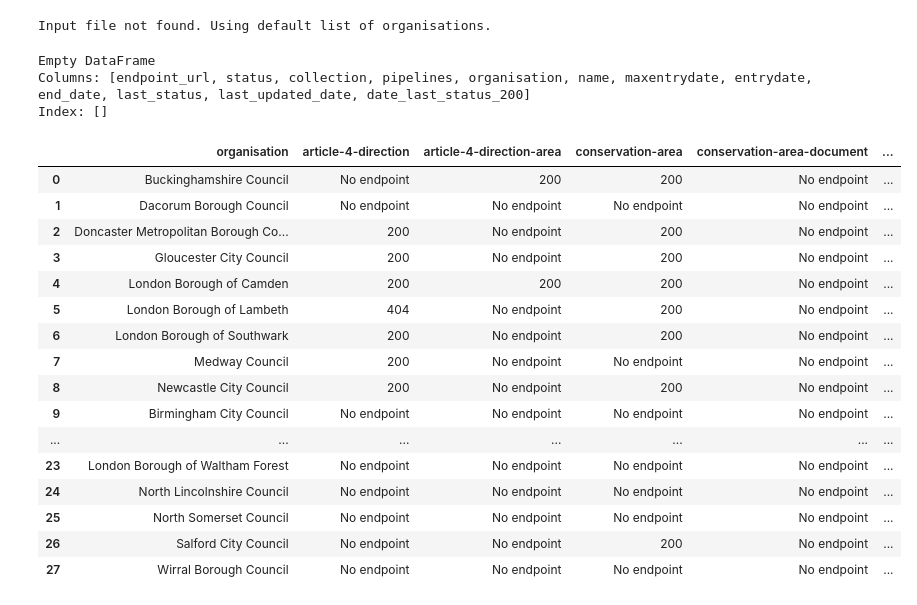
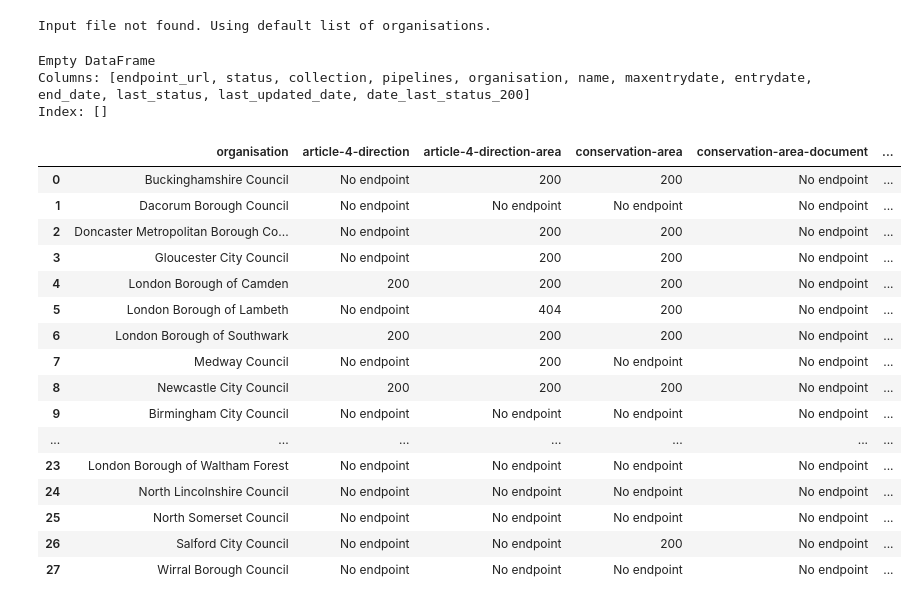
Before and after one commit to digital-land/jupyter-analysis, a Jupyter notebook: master_report.ipynb, the cells around one changed output. Drawn from its saved outputs; the diff is of its cells as text; code cells hidden in the pictures.

Commit message:
handles multiple values in pipeline column

```diff
--- a/master_report.ipynb
+++ b/master_report.ipynb
@@ -112,10 +112,11 @@ def update_dataframe_latest_status(organisation):
     return new_df
 
 collection_list = ['article-4-direction', 'article-4-direction-area', 'conservation-area', 'conservation-area-document', 'listed-building-outline', 'tree-preservation-order', 'tree-preservation-zone', 'tree']
+pipelines_list = ['article-4-direction', 'article-4-direction-area', 'conservation-area', 'conservation-area-document', 'listed-building-outline', 'tree-preservation-order', 'tree-preservation-zone', 'tree', 'tree,tree-preservation-order', 'tree-preservation-order,tree-preservation-zone']
 all_orgs_recent_endpoints={}
 for organisation in organisation_list:
     recent_endpoints_df = update_dataframe_latest_status(organisation)
-    recent_endpoints_df = recent_endpoints_df[recent_endpoints_df['collection'].isin(collection_list)]
+    recent_endpoints_df = recent_endpoints_df[recent_endpoints_df['pipelines'].isin(pipelines_list)]
     all_orgs_recent_endpoints[organisation] = recent_endpoints_df
 # %%
 pd.set_option('display.max_colwidth', None)
@@ -126,47 +127,56 @@ def compute_cell_colour(status):
     elif status == 'No endpoint':
         return 'background-color: orange'
     else:
         return 'background-color: red'
 
 rows_list = []
 for organisation in organisation_list:
     df = all_orgs_recent_endpoints[organisation]
     if organisation == 'local-authority-eng:BIR': print(df)
     # Revisit this drop duplicates - figure out how we should be handling multiple endpoints for same collection
     # Take the most recent entrydate/maxentrydate?
-    df = df.drop_duplicates(subset='collection', keep='first')
+    df = df.drop_duplicates(subset='pipelines', keep='first')
     try:
         name = organisation_name_dict[organisation]
     except:
         name = organisation
     statuses = {}
-    for collection in collection_list:
-        status = df[df['collection'] == collection]['status']
-        if status.empty or pd.isna(status.values[0]):
-            status = 'No endpoint'
+    for collection in pipelines_list:
+        status = df[df['pipelines'] == collection]['status']
+        if ',' in collection:
+            datasets = collection.split(',')
+            if status.empty or pd.isna(status.values[0]):
+                status = 'No endpoint'
+            else:
+                status = int(status.values[0])
+            for i in datasets:
+                statuses[i] = status
         else:
-            status = int(status.values[0])
-        statuses[collection] = status
+            if status.empty or pd.isna(status.values[0]):
+                status = 'No endpoint'
+            else:
+                status = int(status.values[0])
+            statuses[collection] = status
     new_row = {'organisation': name}
     new_row.update(statuses)
     rows_list.append(new_row)
 
 output_df = pd.DataFrame(rows_list, columns=['organisation', *collection_list])
 output_df.style.applymap(compute_cell_colour, subset=collection_list)
 # %% [output]
 Empty DataFrame
 Columns: [endpoint_url, status, collection, pipelines, organisation, name, maxentrydate, entrydate, end_date, last_status, last_updated_date, date_last_status_200]
 Index: []
 |  | organisation | article-4-direction | article-4-direction-area | conservation-area | conservation-area-document | ... |
 | 0 | Buckinghamshire Council | No endpoint | 200 | 200 | No endpoint | ... |
 | 1 | Dacorum Borough Council | No endpoint | No endpoint | No endpoint | No endpoint | ... |
-| 2 | Doncaster Metropolitan Borough Co... | 200 | No endpoint | 200 | No endpoint | ... |
-| 3 | Gloucester City Council | 200 | No endpoint | 200 | No endpoint | ... |
+| 2 | Doncaster Metropolitan Borough Co... | No endpoint | 200 | 200 | No endpoint | ... |
+| 3 | Gloucester City Council | No endpoint | 200 | 200 | No endpoint | ... |
 | 4 | London Borough of Camden | 200 | 200 | 200 | No endpoint | ... |
-| 5 | London Borough of Lambeth | 404 | No endpoint | 200 | No endpoint | ... |
-| 6 | London Borough of Southwark | 200 | No endpoint | 200 | No endpoint | ... |
-| 7 | Medway Council | 200 | No endpoint | No endpoint | No endpoint | ... |
-| 8 | Newcastle City Council | 200 | No endpoint | 200 | No endpoint | ... |
+| 5 | London Borough of Lambeth | No endpoint | 404 | 200 | No endpoint | ... |
+| 6 | London Borough of Southwark | 200 | 200 | 200 | No endpoint | ... |
+| 7 | Medway Council | No endpoint | 200 | No endpoint | No endpoint | ... |
+| 8 | Newcastle City Council | 200 | 200 | 200 | No endpoint | ... |
 | 9 | Birmingham City Council | No endpoint | No endpoint | No endpoint | No endpoint | ... |
 | ... | ... | ... | ... | ... | ... | ... |
 | 23 | London Borough of Waltham Forest | No endpoint | No endpoint | No endpoint | No endpoint | ... |
```
